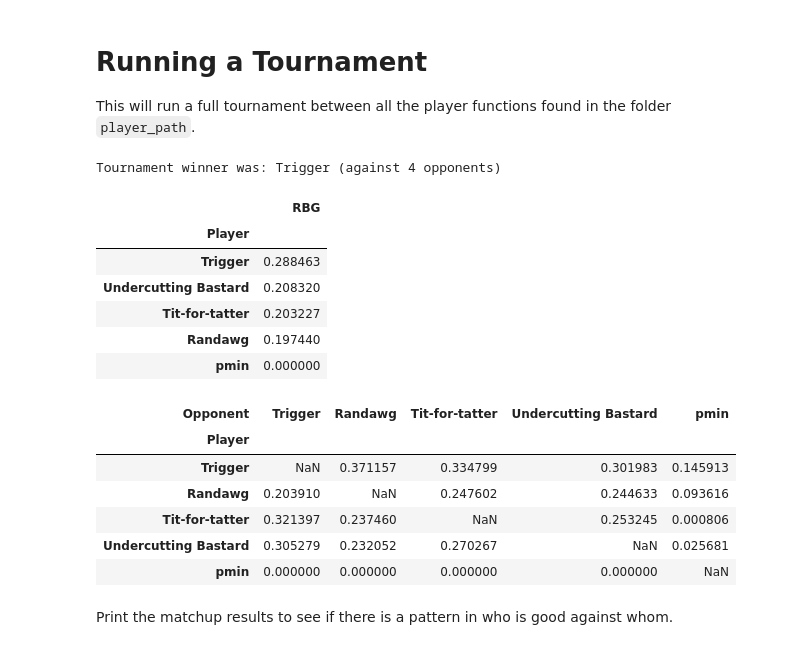
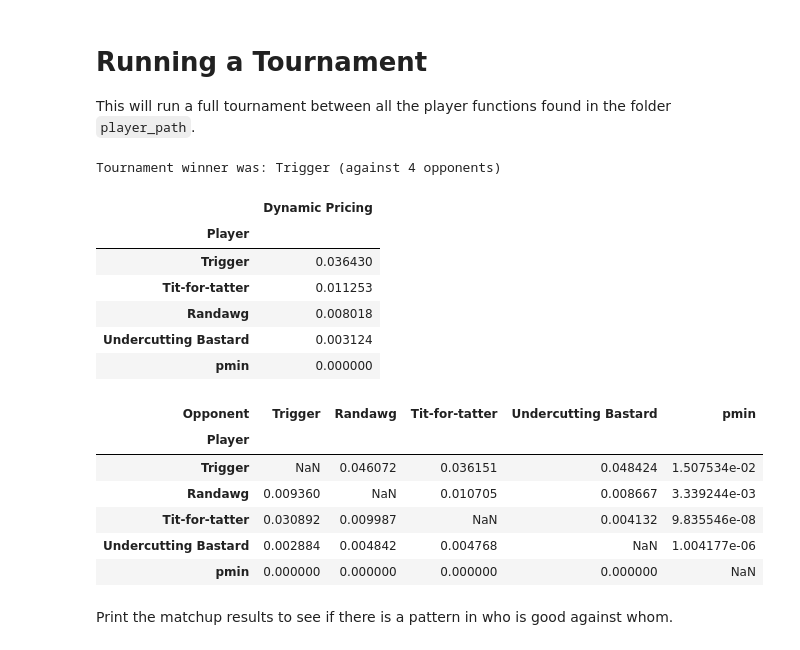
Before and after one commit to GamEconCph/Konkurrence-3, a Jupyter notebook: short.ipynb, the cells around one changed output. Drawn from its saved outputs; the diff is of its cells as text; code cells hidden in the pictures.

```diff
--- a/short.ipynb
+++ b/short.ipynb
@@ -20,35 +22,30 @@ player_path = './players/'
 # General setup
 # %%
 c = 0.5
+beta = 0.95 # discount factor
 pmin = c
 pmax = 5.
 # %% [markdown]
 ### Demand curve
 $$ D_i(p_i, p_j) = \frac{\exp(\beta_0-\beta_1 p_i)}{1 + \exp(\beta_0 - \beta_1 p_i) + \exp(\beta_0 - \beta_1 p_j)} $$
 # %%
-b0 = 2.
-b1 = 1.
+b0 = 3.
+b1 = 3.
 price_range = (pmin, pmax)
 
 def demand_function(pi, pj):
-    '''
-    Args
-        pi,pj: prices
-    Returns:
-        demand to firm i
-    '''
-    ui = np.exp(b0-b1*pi)
-    uj = np.exp(b0-b1*pj)
-    u0 = 1.0
+    u = np.array([b0-b1*pi, b0-b1*pj, 0.0])
+    u -= np.max(u) # to avoid overflow
+    eu = np.exp(u)
+    market_share_i = eu[0] / np.sum(eu)
 
-    denom = u0 + ui + uj
-    return ui / denom
+    return market_share_i
 
 def profit1(p1,p2):
     s1 = demand_function(p1,p2)
     return s1 * (p1-c)
 
-def profit2(p2,p1):
+def profit2(p2,p1): # Note: own price comes first
     s2 = demand_function(p2,p1)
     return s2 * (p2-c)
 # %% [markdown]
@@ -58,18 +55,18 @@ This will run a full tournament between all the player functions found in the fo
 # %%
 T = 100
 game_data = {'profit_function1':profit1, 'profit_function2':profit2, 'discount_factor': beta,
     'price_range': (pmin,pmax)
 }
-t = Tournament(player_path, RepeatedBertrandGame, game_data=game_data, T=T, tournament_name='RBG', )
+t = Tournament(player_path, RepeatedBertrandGame, game_data=game_data, T=T, tournament_name='Dynamic Pricing', )
 t.run() # run the tournament and score the game
 # %% [output]
 Tournament winner was: Trigger (against 4 opponents)
-|  | RBG |
+|  | Dynamic Pricing |
 | Player |  |
-| Trigger | 0.288463 |
-| Undercutting Bastard | 0.208320 |
-| Tit-for-tatter | 0.203227 |
-| Randawg | 0.197440 |
+| Trigger | 0.036430 |
+| Tit-for-tatter | 0.011253 |
+| Randawg | 0.008018 |
+| Undercutting Bastard | 0.003124 |
 | pmin | 0.000000 |
 # %%
 matchup_results = t.get_matchup_results()
@@ -77,10 +74,10 @@ matchup_results
 # %% [output]
 | Opponent | Trigger | Randawg | Tit-for-tatter | Undercutting Bastard | pmin |
 | Player |  |  |  |  |  |
-| Trigger | NaN | 0.371157 | 0.334799 | 0.301983 | 0.145913 |
-| Randawg | 0.203910 | NaN | 0.247602 | 0.244633 | 0.093616 |
-| Tit-for-tatter | 0.321397 | 0.237460 | NaN | 0.253245 | 0.000806 |
-| Undercutting Bastard | 0.305279 | 0.232052 | 0.270267 | NaN | 0.025681 |
+| Trigger | NaN | 0.046072 | 0.036151 | 0.048424 | 1.507534e-02 |
+| Randawg | 0.009360 | NaN | 0.010705 | 0.008667 | 3.339244e-03 |
+| Tit-for-tatter | 0.030892 | 0.009987 | NaN | 0.004132 | 9.835546e-08 |
+| Undercutting Bastard | 0.002884 | 0.004842 | 0.004768 | NaN | 1.004177e-06 |
 | pmin | 0.000000 | 0.000000 | 0.000000 | 0.000000 | NaN |
 # %% [markdown]
 Print the matchup results to see if there is a pattern in who is good against whom.
```
Also changed, not shown: parts of 3 cells of this notebook, 2 other files.
